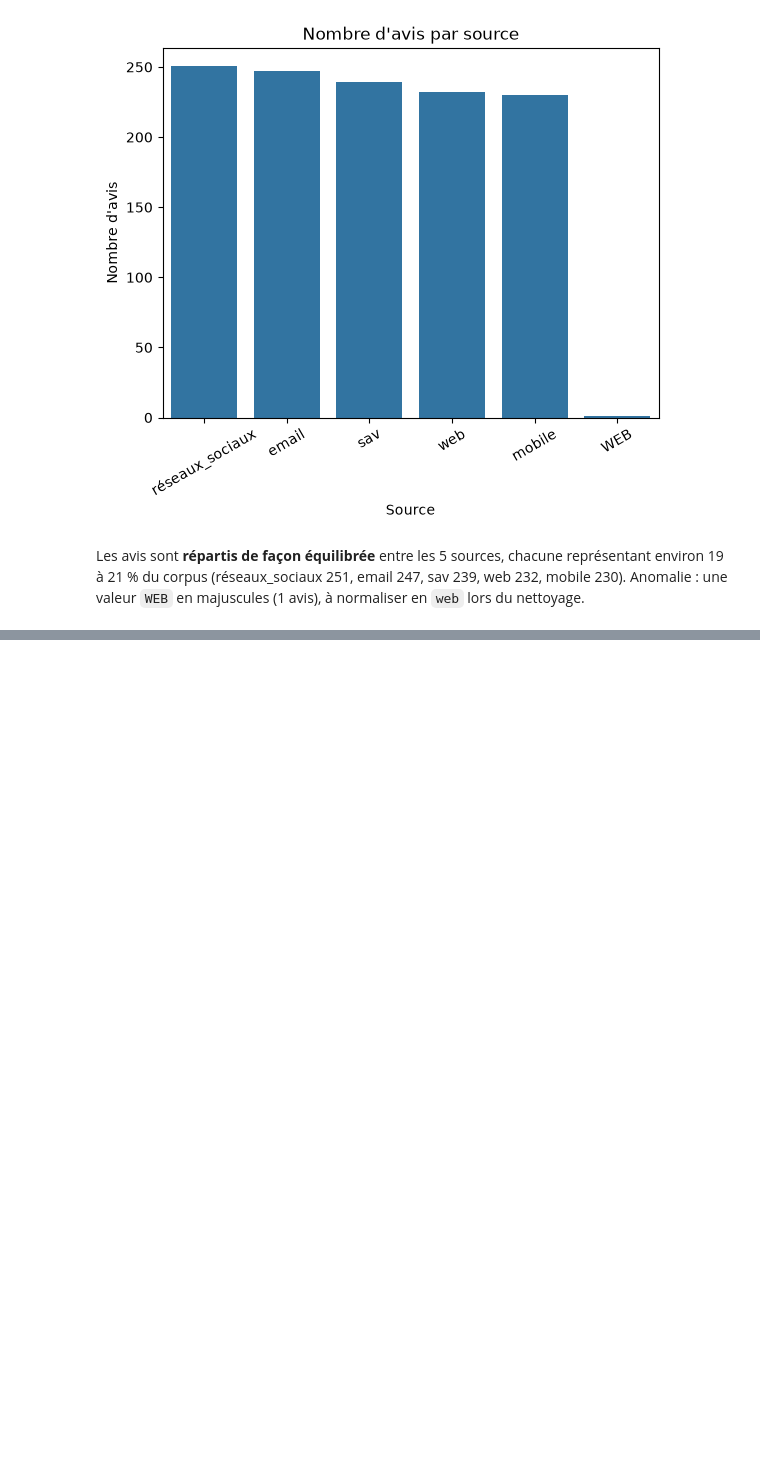
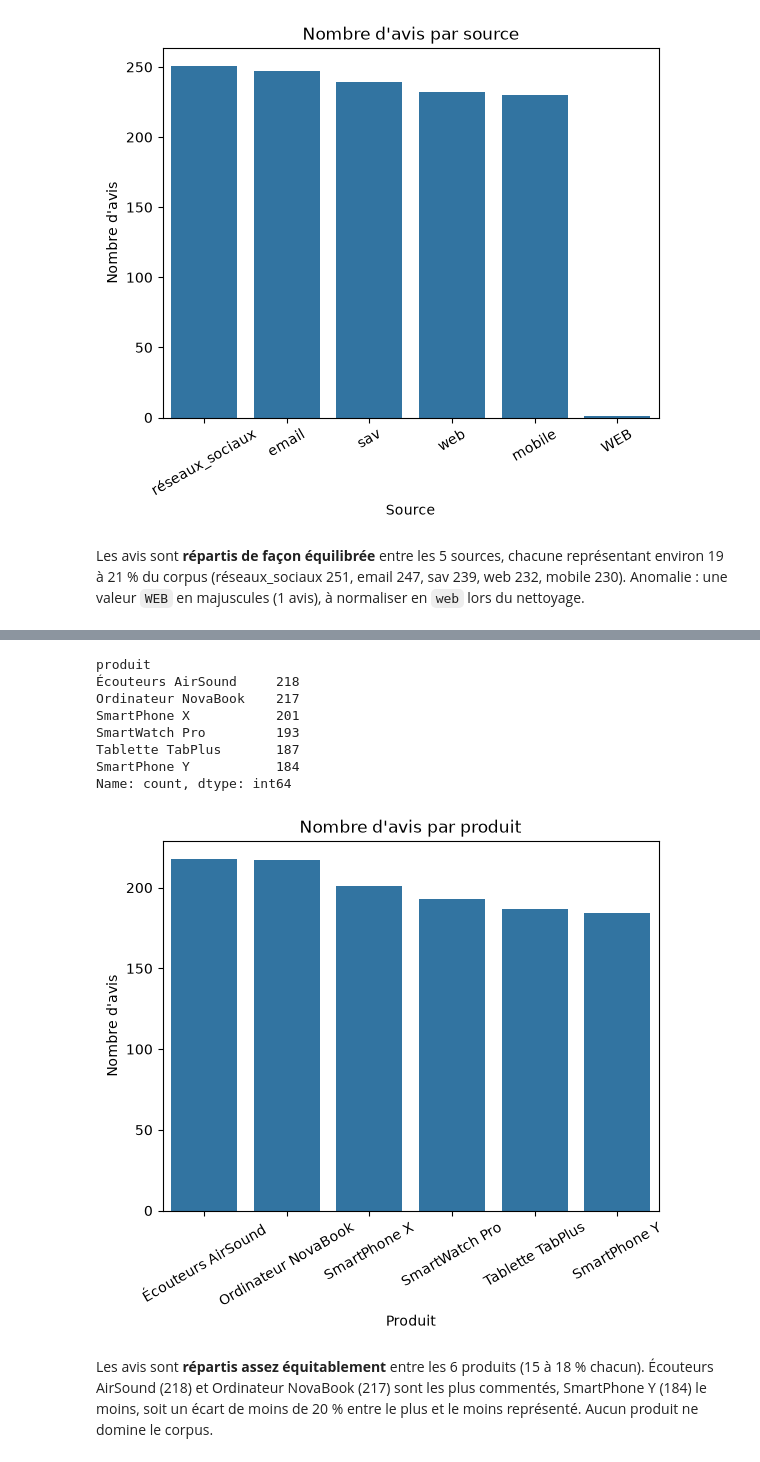
Before and after one commit to Alassanee/atelier_prepa_donnees_textuelles, a Jupyter notebook: notebooks/atelier_prepa_donnees_textuelles.ipynb, the cells around one changed output, grey strips where cells are left out. Saved outputs shown, nothing was run; the diff lists cells and outputs as text; code cells hidden in the pictures; blank space fills up the shorter version.

Commit message:
Visualisation et commentaire du nombre d'avis par produit

```diff
--- a/notebooks/atelier_prepa_donnees_textuelles.ipynb
+++ b/notebooks/atelier_prepa_donnees_textuelles.ipynb
@@ -415,0 +425,22 @@ Les avis sont **répartis de façon équilibrée** entre les 5 sources, chacune
+# %%
+avis_par_produit = corpus['produit'].value_counts()
+print(avis_par_produit)
+
+sns.barplot(x=avis_par_produit.index, y=avis_par_produit.values)
+plt.title("Nombre d'avis par produit")
+plt.xlabel("Produit")
+plt.ylabel("Nombre d'avis")
+plt.xticks(rotation=30)
+plt.show()
+# %% [output]
+produit
+Écouteurs AirSound     218
+Ordinateur NovaBook    217
+SmartPhone X           201
+SmartWatch Pro         193
+Tablette TabPlus       187
+SmartPhone Y           184
+Name: count, dtype: int64
+[figure, added]
+# %% [markdown]
+Les avis sont **répartis assez équitablement** entre les 6 produits (15 à 18 % chacun). Écouteurs AirSound (218) et Ordinateur NovaBook (217) sont les plus commentés, SmartPhone Y (184) le moins, soit un écart de moins de 20 % entre le plus et le moins représenté. Aucun produit ne domine le corpus.
```
Also changed, not shown: parts of 2 cells of this notebook.
